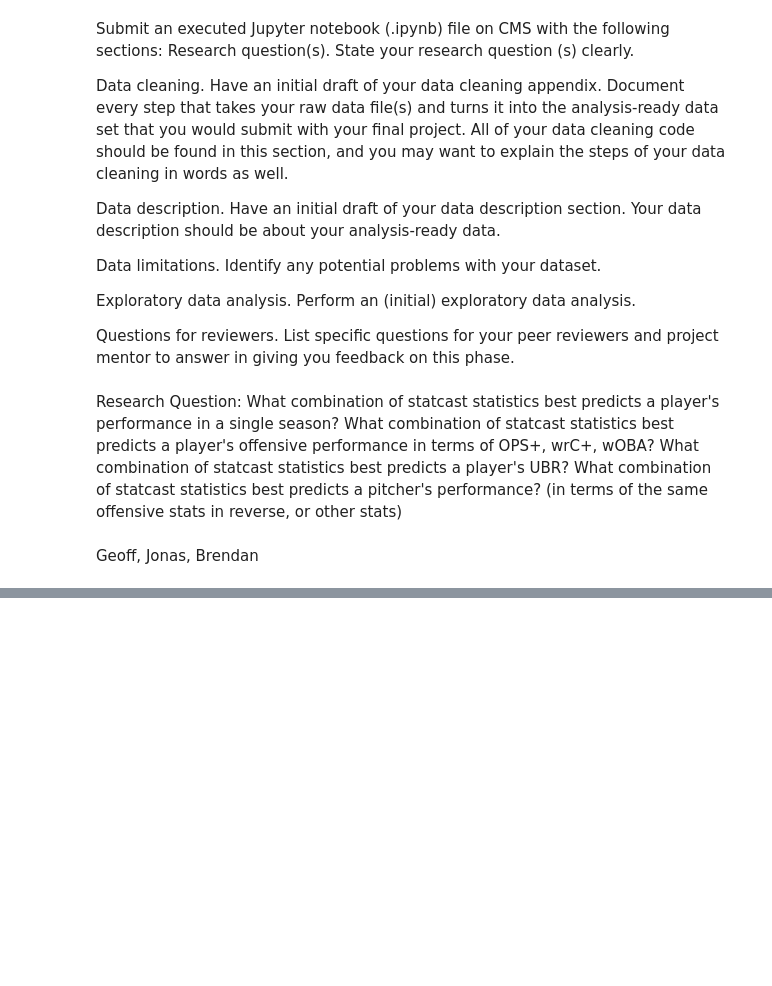
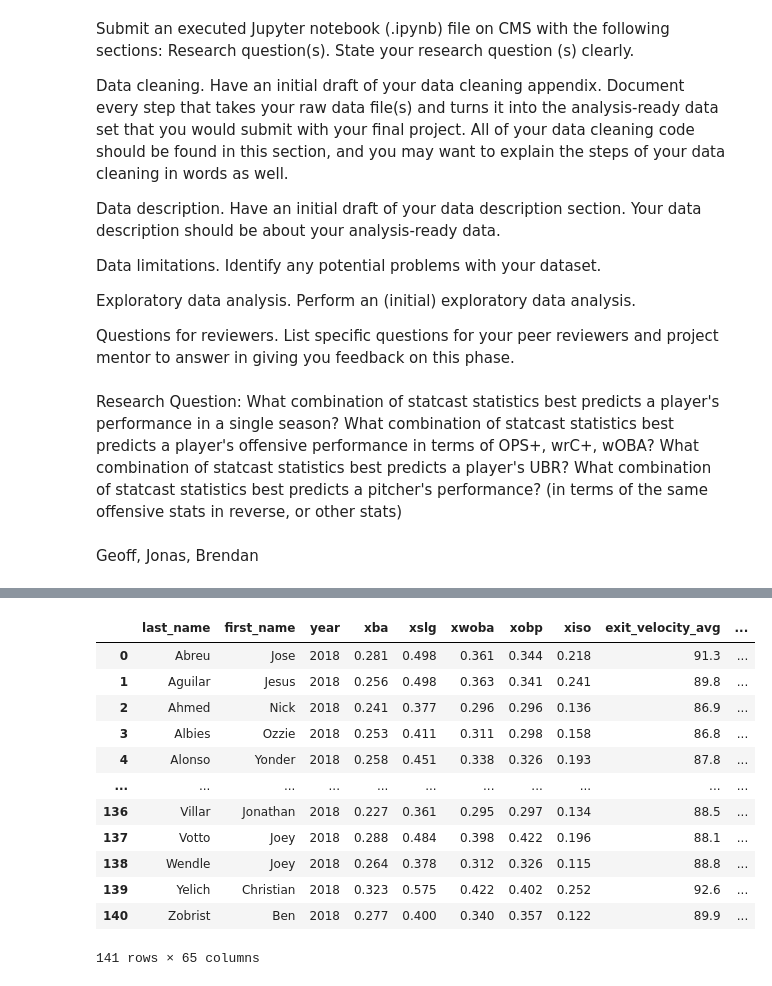
Before and after one commit to GeoffreyBrann/info2950, a Jupyter notebook: Phase II Info 2950.ipynb, the cells around one changed output, grey strips where cells are left out. Saved outputs shown, nothing was run; the diff lists cells and outputs as text; code cells hidden in the pictures; blank space fills up the shorter version.

```diff
--- a/Phase II Info 2950.ipynb
+++ b/Phase II Info 2950.ipynb
@@ -152,0 +220,19 @@ wrc_stats_2019.head()
+# %%
+#################
+# wRC+ 2018 Stats
+#################
+wrc_stats_2018 = pd.read_csv("UBR_wRC+_data_2018.csv")
+wrc_stats_2018.rename(columns = {'wRC+': 'wRC_Plus'}, inplace = True)
+wrc_stats_2018.columns
+wrc_stats_2018 = wrc_stats_2018[['Name', 'wRC_Plus']]
+for i in range(len(wrc_stats_2018['Name'])):
+    name_var = wrc_stats_2018['Name']
+    spce = name_var[i].find(' ')
+    name_var[i] = name_var[i][spce:]
+wrc_stats_2018 = wrc_stats_2018.sort_values('Name')
+
+wrc_stats_2018 = wrc_stats_2018.reset_index()
+wrc_stats_2018.columns
+wrc_stats_2018 = wrc_stats_2018.drop(['index'], axis=1)
+
+wrc_stats_2018
@@ -152,0 +253,52 @@ wrc_stats_2019.head()
+# %%
+##################################
+# 2018 Statcast Data
+##################################
+statcast_stats_2018 = pd.read_csv("statcast_stats_2018.csv")
+
+statcast_stats_2018 = statcast_stats_2018.drop(['Unnamed: 59'], axis=1)
+statcast_stats_2018.rename(columns = {' first_name': 'first_name'}, inplace = True)
+statcast_stats_2018 = statcast_stats_2018.sort_values('last_name')
+statcast_stats_2018 = statcast_stats_2018.reset_index()
+statcast_stats_2018 = statcast_stats_2018.drop(['index'], axis=1)
+
+#####Mannual portion  DO NOT COPY FOR OTHERS
+Tim, Brian = statcast_stats_2018.iloc[6], statcast_stats_2018.iloc[7]
+temp = statcast_stats_2018.iloc[6].copy()
+statcast_stats_2019.iloc[6] = Brian
+statcast_stats_2019.iloc[7] = temp
+
+
+
+####End of Mannual Portion
+
+### OPS+ 2018 Data
+
+statcast_stats_2018 = pd.concat([statcast_stats_2018, ops_data_2018], axis = 1)
+statcast_stats_2018.rename(columns = {'Name': 'OPS_Plus_Name'}, inplace = True)
+
+###
+### UBR 2018 Data
+statcast_stats_2018 = pd.concat([statcast_stats_2018, ubr_stats_2018], axis=1)
+statcast_stats_2018.rename(columns ={'Name': 'UBR_Name'}, inplace = True)
+###
+### wRC+ 2018 Data
+statcast_stats_2018 = pd.concat([statcast_stats_2018, wrc_stats_2018], axis=1)
+statcast_stats_2018.rename(columns ={'Name': 'wRC_Plus_Name'}, inplace = True)
+
+###
+statcast_stats_2018
+# %% [output]
+|  | last_name | first_name | year | xba | xslg | xwoba | xobp | xiso | exit_velocity_avg | ... |
+| 0 | Abreu | Jose | 2018 | 0.281 | 0.498 | 0.361 | 0.344 | 0.218 | 91.3 | ... |
+| 1 | Aguilar | Jesus | 2018 | 0.256 | 0.498 | 0.363 | 0.341 | 0.241 | 89.8 | ... |
+| 2 | Ahmed | Nick | 2018 | 0.241 | 0.377 | 0.296 | 0.296 | 0.136 | 86.9 | ... |
+| 3 | Albies | Ozzie | 2018 | 0.253 | 0.411 | 0.311 | 0.298 | 0.158 | 86.8 | ... |
+| 4 | Alonso | Yonder | 2018 | 0.258 | 0.451 | 0.338 | 0.326 | 0.193 | 87.8 | ... |
+| ... | ... | ... | ... | ... | ... | ... | ... | ... | ... | ... |
+| 136 | Villar | Jonathan | 2018 | 0.227 | 0.361 | 0.295 | 0.297 | 0.134 | 88.5 | ... |
+| 137 | Votto | Joey | 2018 | 0.288 | 0.484 | 0.398 | 0.422 | 0.196 | 88.1 | ... |
+| 138 | Wendle | Joey | 2018 | 0.264 | 0.378 | 0.312 | 0.326 | 0.115 | 88.8 | ... |
+| 139 | Yelich | Christian | 2018 | 0.323 | 0.575 | 0.422 | 0.402 | 0.252 | 92.6 | ... |
+| 140 | Zobrist | Ben | 2018 | 0.277 | 0.400 | 0.340 | 0.357 | 0.122 | 89.9 | ... |
+141 rows × 65 columns
```
Also changed, not shown: parts of 21 cells of this notebook, 3 other files.
